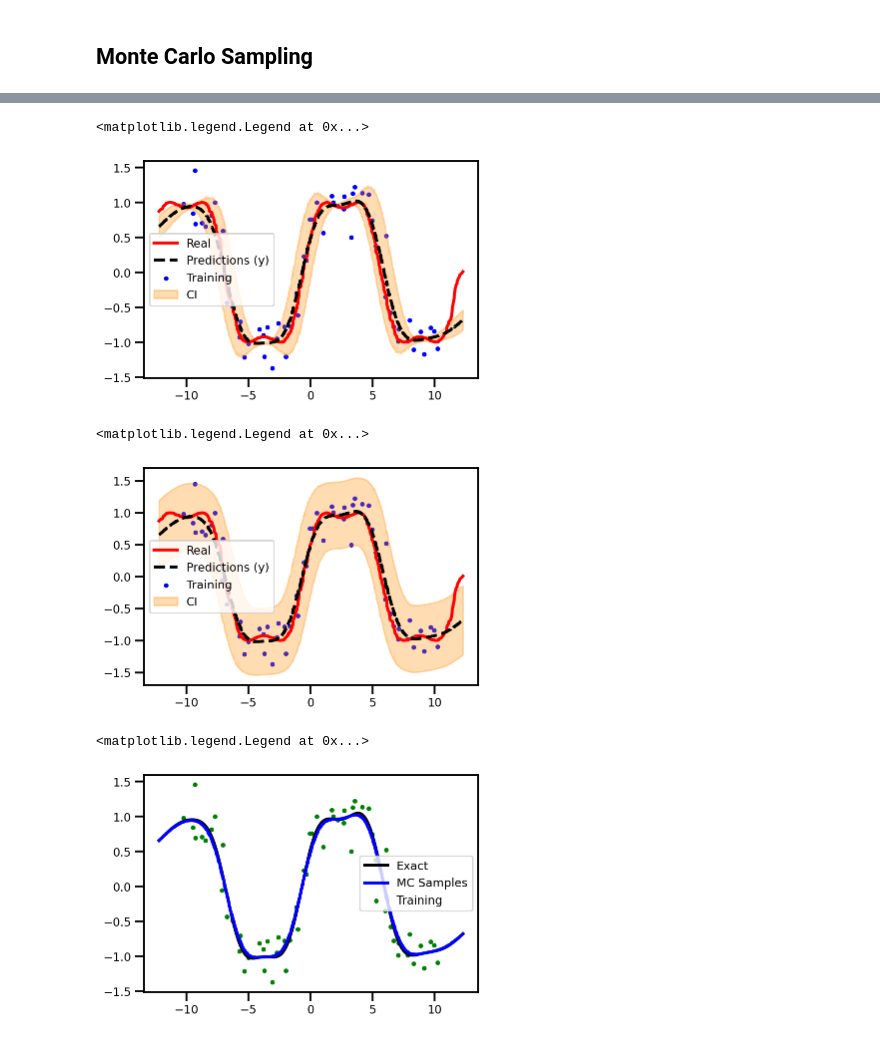
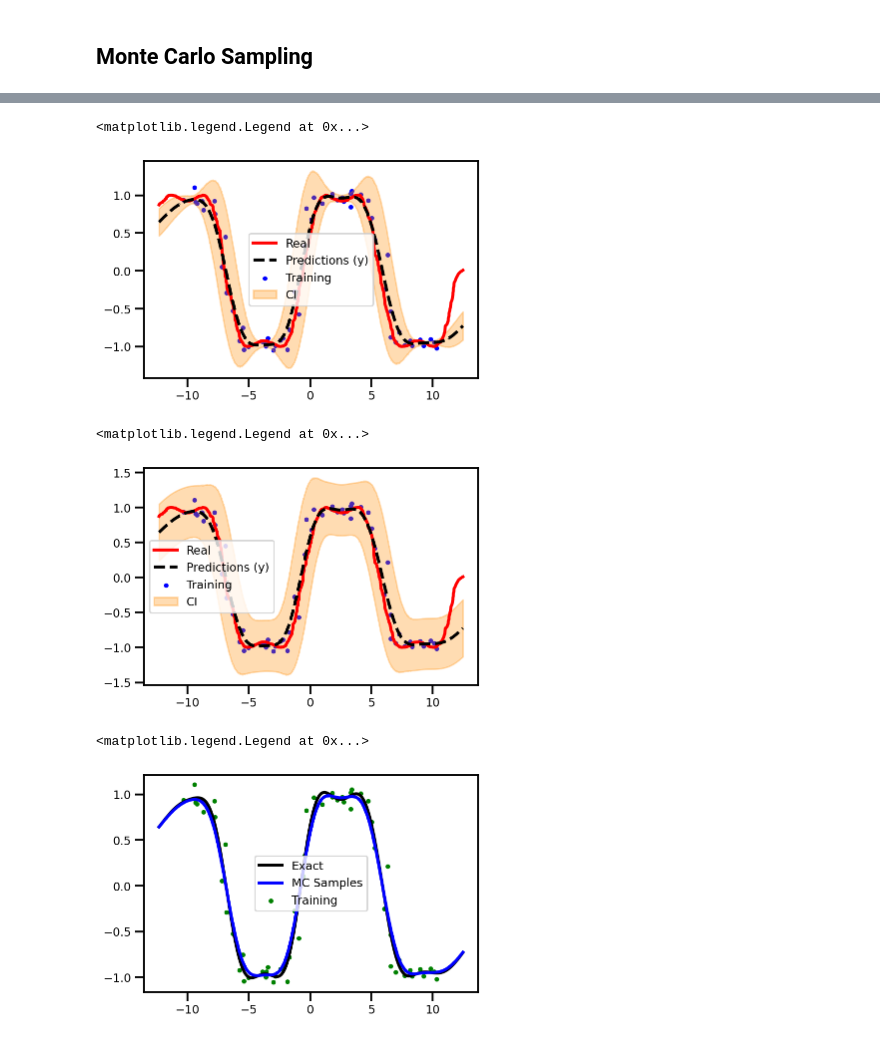
Before and after one commit to IPL-UV/jaxkern, a Jupyter notebook: notebooks/uncategorized/gps/uncertain_mc.ipynb, the cells around one changed output, grey strips where cells are left out. Drawn from its saved outputs; the diff is of its cells as text; code cells hidden in the pictures.

```diff
--- a/notebooks/uncategorized/gps/uncertain_mc.ipynb
+++ b/notebooks/uncategorized/gps/uncertain_mc.ipynb
@@ -43,9 +43,9 @@ sns.set_context(context='talk',font_scale=0.7)
 # X, y, Xtest, ytest = simple(30, 400, 0.0, 0.05)
 ntrain = 60
 ntest = 1_000
-input_cov = 0.2
+input_cov = 0.3
 
-output_cov = 0.2
+output_cov = 0.05
 X, y, Xtest, ytest = near_square_wave(ntrain, ntest, input_cov, output_cov)
 # %%
 plt.scatter(X, y, color='red')
@@ -62,7 +62,7 @@ kernel = RationalQuadratic()
 
 # initialize mean function
 # mean = LinearMean(input_dim=1, output_dim=1)
-mean = ZeroMean()
+mean = ZeroMean(input_dim=1)
 
 # initialize function
 gp_model = ExactGP(mean=mean, kernel=kernel)
@@ -91,11 +91,10 @@ RationalQuadratic### Training
 # %%
-loss_f = jax.partial(negative_log_likelihood, gp_model)
 jitted = True
 n_epochs = 1_000
 lr = 0.01
 model, losses = optimize_model(
     model=gp_model,
-    loss_f=loss_f,
+    loss_f=negative_log_likelihood,
     X=X, y=y,
     lr=lr,
     opt=objax.optimizer.Adam,
@@ -159,0 +163,5 @@ mean_f, var_f = mc_transform.forward(Xtest, Xtest_cov, 1_000)
+# %%
+%%time
+
+n_mc_samples = 10_000
+mean_f, var_f = mc_transform.forward(Xtest, Xtest_cov, n_mc_samples)
@@ -167,24 +178,27 @@ plt.fill_between(Xtest.squeeze(), lb, ub, label='CI', color='darkorange', alpha=
 plt.legend()
 # %% [output]
 <matplotlib.legend.Legend at 0x...>
-[figure, old version]
+[figure, new version]
 # %%
 sigma = jax.nn.softplus(model.noise.value)
 
 lb, ub = confidence_intervals(mean_f, var_f  + sigma ** 2, 96)
 plt.figure()
 plt.scatter(X, y, label='Training', color='blue', s=10)
 plt.plot(Xtest, ytest, label='Real', color='red', linewidth=3)
 plt.plot(Xtest, mean_f, linestyle="--", label='Predictions (y)', color='black', linewidth=3)
 plt.fill_between(
     Xtest.squeeze(),
     lb, ub,
-    label='CI', color='darkorange', alpha=0.3)
+    label='CI',
+    color='darkorange',
+    alpha=0.3
+)
 
 plt.legend()
 # %% [output]
 <matplotlib.legend.Legend at 0x...>
-[figure, old version]
+[figure, new version]
 # %%
 plt.figure()
 plt.scatter(X, y, label='Training', color='green', s=10)
@@ -194,4 +208,4 @@ plt.plot(Xtest, mean_f, linestyle="-", label='MC Samples', color='blue', linewid
 plt.legend()
 # %% [output]
 <matplotlib.legend.Legend at 0x...>
-[figure, old version]
+[figure, new version]
```
Also changed, not shown: parts of 10 cells of this notebook, 12 other files.
